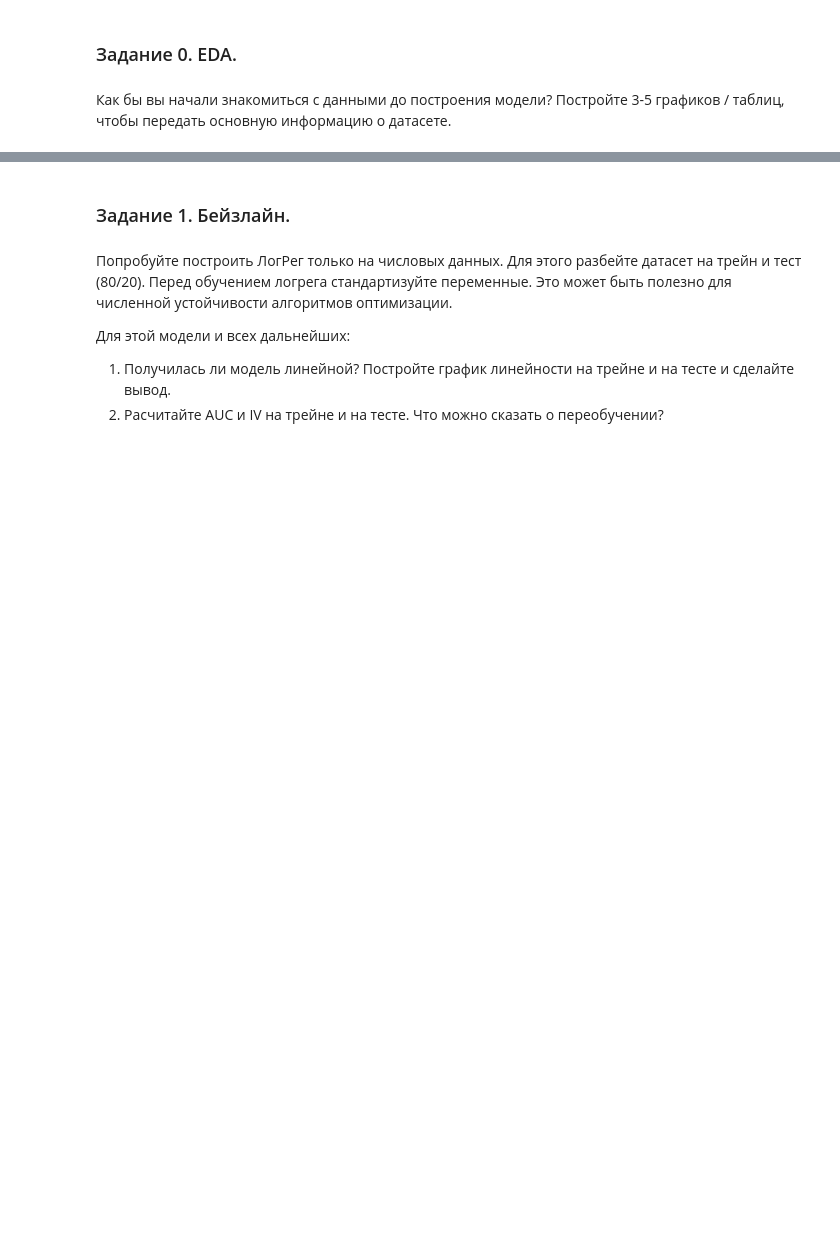
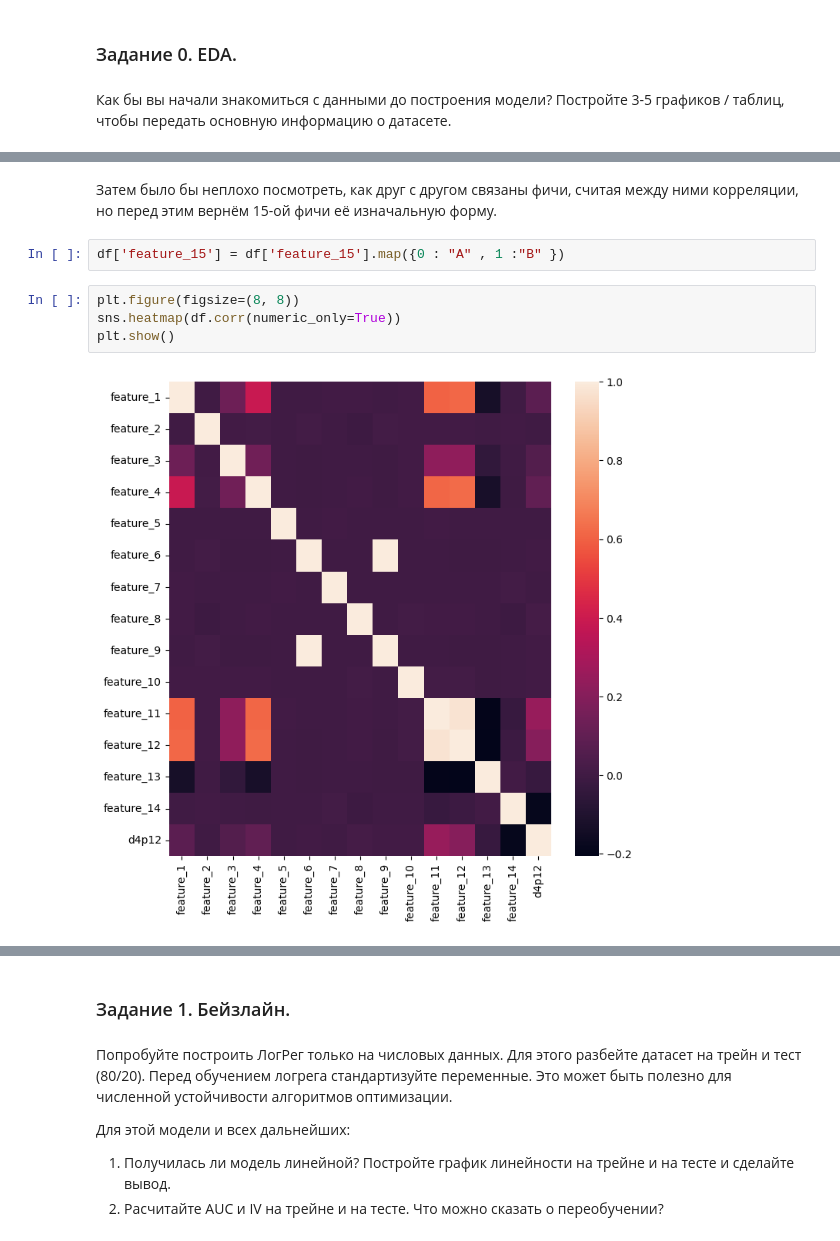
Before and after one commit to OVvvERLORD/tbank_risk_intensive, a Jupyter notebook: tbank_risk_hw3_bartia.ipynb, the cells around one changed output, grey strips where cells are left out. Cells and saved outputs as stored; diff of their text form; blank space fills up the shorter version.

```diff
--- a/tbank_risk_hw3_bartia.ipynb
+++ b/tbank_risk_hw3_bartia.ipynb
@@ -590,0 +625,10 @@ df.columns
+# %% [markdown]
+Затем было бы неплохо посмотреть, как друг с другом связаны фичи, считая между ними корреляции, но перед этим вернём 15-ой фичи её изначальную форму.
+# %%
+df['feature_15'] = df['feature_15'].map({0 : "A" , 1 :"B" })
+# %%
+plt.figure(figsize=(8, 8))
+sns.heatmap(df.corr(numeric_only=True))
+plt.show()
+# %% [output]
+[figure, added]
```
Also changed, not shown: parts of 8 cells of this notebook.
